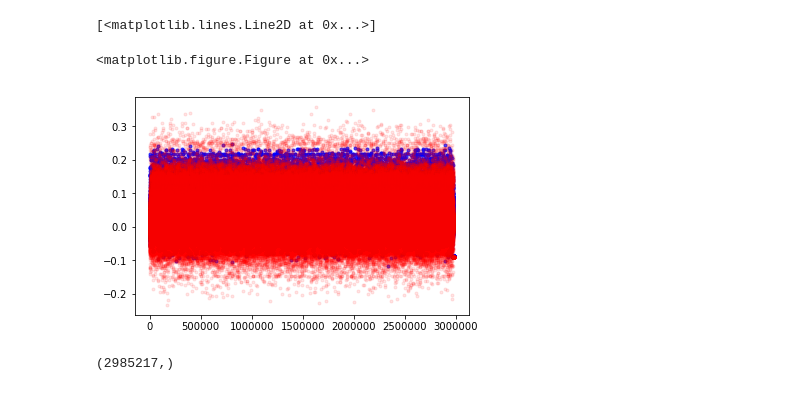
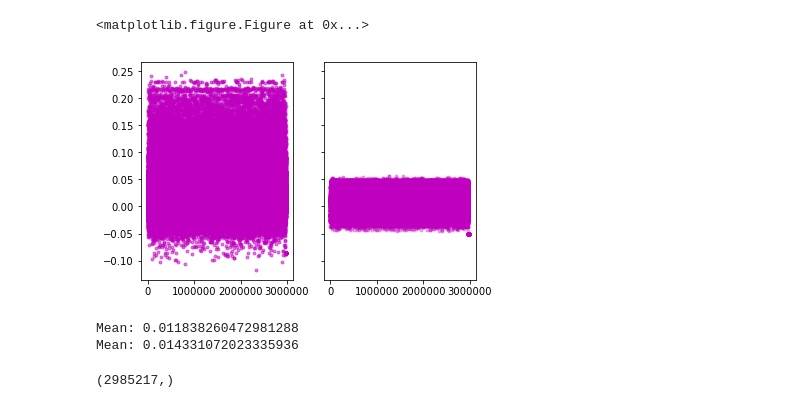
Before and after one commit to RedLiN5/ZillowPrice, a Jupyter notebook: ExploreResults.ipynb, the cells around one changed output. Saved outputs shown, nothing was run; the diff lists cells and outputs as text; code cells hidden in the pictures.

Commit message:
Generate new results with large weight on mean value

```diff
--- a/ExploreResults.ipynb
+++ b/ExploreResults.ipynb
@@ -4,24 +4,25 @@ import pandas as pd
 import matplotlib.pyplot as plt
 # %%
 result_0652011 = pd.read_csv('results/result_0.0650211.csv')['201610']
-result_0653812 = pd.read_csv('results/result_0.0653812.csv')['201610']
+result_0646523 = pd.read_csv('results/result_0.0646523.csv')['201610']
-# %%
-plt.figure(figsize=(16, 6))
-plt.plot(range(len(result_0652011)), result_0652011, '.')
-# %% [output]
-[<matplotlib.lines.Line2D at 0x...>]
 # %%
 length = len(result_0652011)
 # %%
 plt.close()
 plt.figure(figsize=(32, 12))
-fig, ax = plt.subplots()
-ax.plot(range(length), result_0652011, '.', color='b', alpha=0.7)
-ax.plot(range(length), result_0653812, '.', color='r', alpha=0.1)
+f, (ax1, ax2) = plt.subplots(1, 2, sharey=True)
+ax1.plot(range(length), result_0652011, '.', color='m', alpha=0.3)
+ax2.plot(range(length), result_0646523, '.', color='m', alpha=0.3)
 plt.show()
 # %% [output]
 <matplotlib.figure.Figure at 0x...>
-[figure, old version]
+[figure, new version]
+# %%
+print("Mean:", result_0646523.mean())
+print("Mean:", result_0652011.mean())
+# %% [output]
+Mean: 0.011838260472981288
+Mean: 0.014331072023335936
 # %%
 y_pred.shape
 # %% [output]
```
Also changed, not shown: parts of 8 cells of this notebook.
